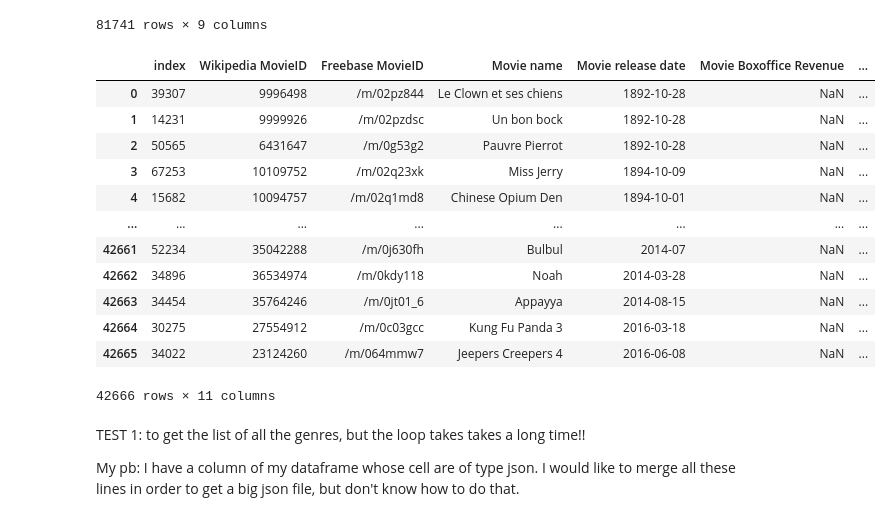
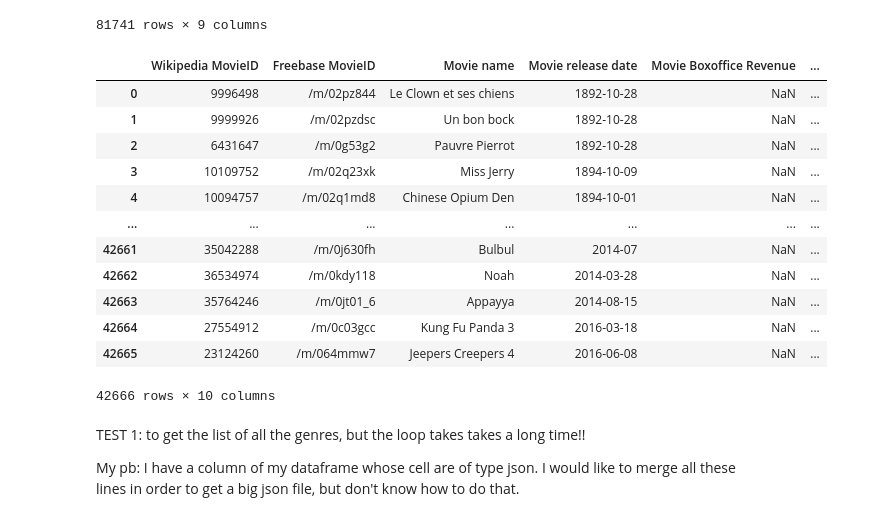
Before and after one commit to epfl-ada/ada-2023-project-dat4k, a Jupyter notebook: test_nina.ipynb, the cells around one changed output. Drawn from its saved outputs; the diff is of its cells as text; code cells hidden in the pictures.

```diff
--- a/test_nina.ipynb
+++ b/test_nina.ipynb
@@ -26,32 +26,32 @@ display(dataframe)
 # %%
 #Drop every movie with a NaN as a release date and create a new column Movie release year
 dataframe2 = dataframe.copy(deep = True)
 dataframe2 = dataframe2.dropna(subset=['Movie release date'])
 dataframe2['Movie release Year'] = dataframe2['Movie release date'].str[0:4]
 dataframe2['Movie release Year'] = pd.to_numeric(dataframe2['Movie release Year'], errors='raise') #Check si les strings sont autres que des nombres
 dataframe2 = dataframe2.sort_values('Movie release Year', ascending=True) #Trier les films par ordre croissant des années
 
 dataframe2.drop(62836, inplace=True) #Erreur sur la première valeur avec une année de 1010
 
 df = dataframe2
 # Remove the row which don't have the month of release:
 df = df[df['Movie release date'].str.len() > 4]
-df = df.reset_index()
+df = df.reset_index(drop = True)
 display(df)
 # %% [output]
-|  | index | Wikipedia MovieID | Freebase MovieID | Movie name | Movie release date | Movie Boxoffice Revenue | ... |
-| 0 | 39307 | 9996498 | /m/02pz844 | Le Clown et ses chiens | 1892-10-28 | NaN | ... |
-| 1 | 14231 | 9999926 | /m/02pzdsc | Un bon bock | 1892-10-28 | NaN | ... |
-| 2 | 50565 | 6431647 | /m/0g53g2 | Pauvre Pierrot | 1892-10-28 | NaN | ... |
-| 3 | 67253 | 10109752 | /m/02q23xk | Miss Jerry | 1894-10-09 | NaN | ... |
-| 4 | 15682 | 10094757 | /m/02q1md8 | Chinese Opium Den | 1894-10-01 | NaN | ... |
-| ... | ... | ... | ... | ... | ... | ... | ... |
-| 42661 | 52234 | 35042288 | /m/0j630fh | Bulbul | 2014-07 | NaN | ... |
-| 42662 | 34896 | 36534974 | /m/0kdy118 | Noah | 2014-03-28 | NaN | ... |
-| 42663 | 34454 | 35764246 | /m/0jt01_6 | Appayya | 2014-08-15 | NaN | ... |
-| 42664 | 30275 | 27554912 | /m/0c03gcc | Kung Fu Panda 3 | 2016-03-18 | NaN | ... |
-| 42665 | 34022 | 23124260 | /m/064mmw7 | Jeepers Creepers 4 | 2016-06-08 | NaN | ... |
+|  | Wikipedia MovieID | Freebase MovieID | Movie name | Movie release date | Movie Boxoffice Revenue | ... |
+| 0 | 9996498 | /m/02pz844 | Le Clown et ses chiens | 1892-10-28 | NaN | ... |
+| 1 | 9999926 | /m/02pzdsc | Un bon bock | 1892-10-28 | NaN | ... |
+| 2 | 6431647 | /m/0g53g2 | Pauvre Pierrot | 1892-10-28 | NaN | ... |
+| 3 | 10109752 | /m/02q23xk | Miss Jerry | 1894-10-09 | NaN | ... |
+| 4 | 10094757 | /m/02q1md8 | Chinese Opium Den | 1894-10-01 | NaN | ... |
+| ... | ... | ... | ... | ... | ... | ... |
+| 42661 | 35042288 | /m/0j630fh | Bulbul | 2014-07 | NaN | ... |
+| 42662 | 36534974 | /m/0kdy118 | Noah | 2014-03-28 | NaN | ... |
+| 42663 | 35764246 | /m/0jt01_6 | Appayya | 2014-08-15 | NaN | ... |
+| 42664 | 27554912 | /m/0c03gcc | Kung Fu Panda 3 | 2016-03-18 | NaN | ... |
+| 42665 | 23124260 | /m/064mmw7 | Jeepers Creepers 4 | 2016-06-08 | NaN | ... |
-42666 rows × 11 columns
+42666 rows × 10 columns
 # %% [markdown]
 TEST 1: to get the list of all the genres, but the loop takes takes a long time!!
 
```
Also changed, not shown: parts of 32 cells of this notebook.
